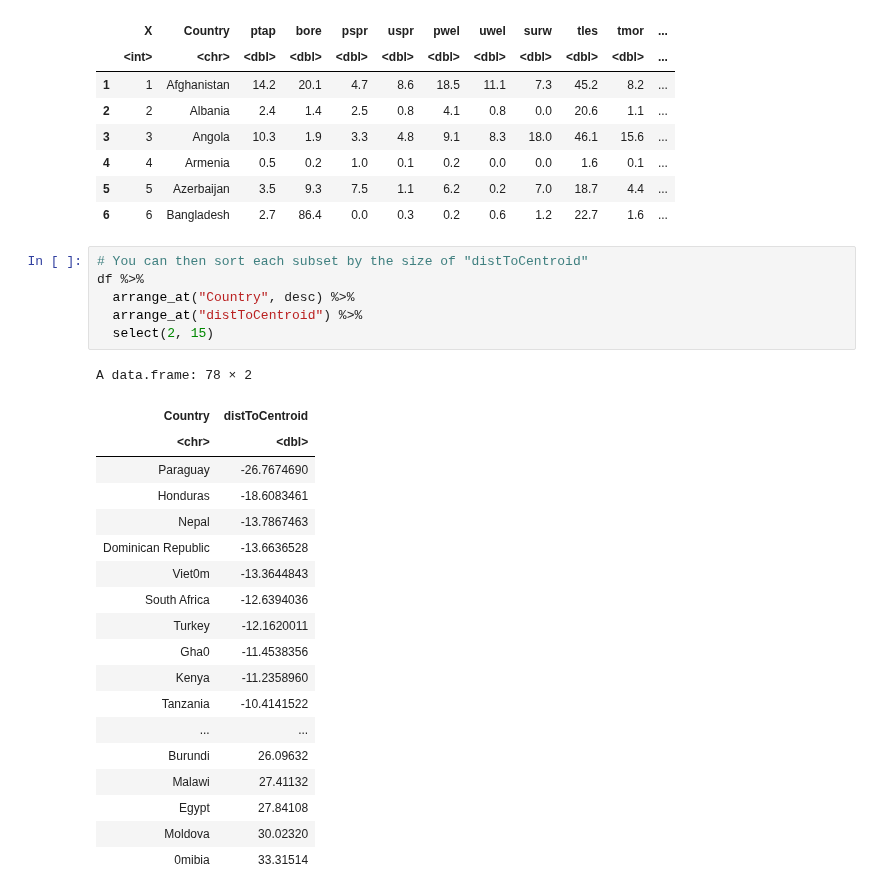
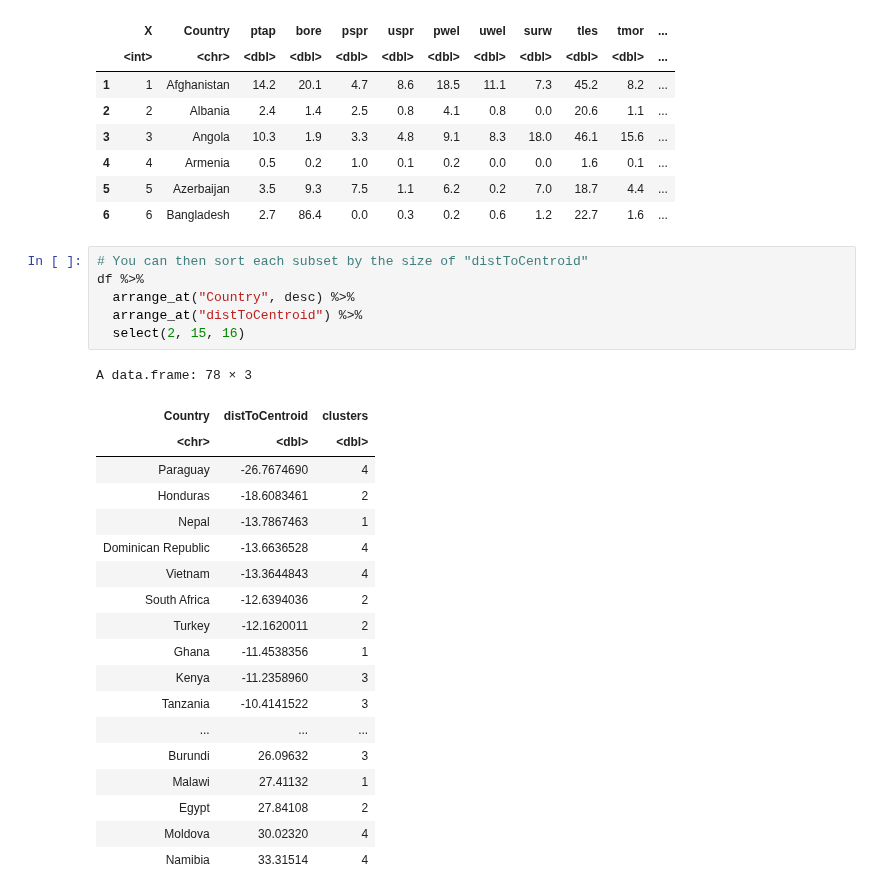
Before and after one commit to narslab/water-accessibility, a Jupyter notebook: bin/jupyter/typology-anlaysis.ipynb, the cells around one changed output. Drawn from its saved outputs; the diff is of its cells as text.

Commit message:
Clusters-observation

```diff
--- a/bin/jupyter/typology-anlaysis.ipynb
+++ b/bin/jupyter/typology-anlaysis.ipynb
@@ -352,26 +371,26 @@ A data.frame: 6 × 16
 # %%
 # You can then sort each subset by the size of "distToCentroid"
 df %>%
   arrange_at("Country", desc) %>%
   arrange_at("distToCentroid") %>%
-  select(2, 15)
+  select(2, 15, 16)
 # %% [output]
-A data.frame: 78 × 2
+A data.frame: 78 × 3
-| Country | distToCentroid |
-| <chr> | <dbl> |
-| Paraguay | -26.7674690 |
-| Honduras | -18.6083461 |
-| Nepal | -13.7867463 |
-| Dominican Republic | -13.6636528 |
-| Viet0m | -13.3644843 |
-| South Africa | -12.6394036 |
-| Turkey | -12.1620011 |
-| Gha0 | -11.4538356 |
-| Kenya | -11.2358960 |
-| Tanzania | -10.4141522 |
-| ... | ... |
-| Burundi | 26.09632 |
-| Malawi | 27.41132 |
-| Egypt | 27.84108 |
-| Moldova | 30.02320 |
-| 0mibia | 33.31514 |
+| Country | distToCentroid | clusters |
+| <chr> | <dbl> | <dbl> |
+| Paraguay | -26.7674690 | 4 |
+| Honduras | -18.6083461 | 2 |
+| Nepal | -13.7867463 | 1 |
+| Dominican Republic | -13.6636528 | 4 |
+| Vietnam | -13.3644843 | 4 |
+| South Africa | -12.6394036 | 2 |
+| Turkey | -12.1620011 | 2 |
+| Ghana | -11.4538356 | 1 |
+| Kenya | -11.2358960 | 3 |
+| Tanzania | -10.4141522 | 3 |
+| ... | ... | ... |
+| Burundi | 26.09632 | 3 |
+| Malawi | 27.41132 | 1 |
+| Egypt | 27.84108 | 2 |
+| Moldova | 30.02320 | 4 |
+| Namibia | 33.31514 | 4 |
```
Also changed, not shown: parts of 7 cells of this notebook, 2 other files.
